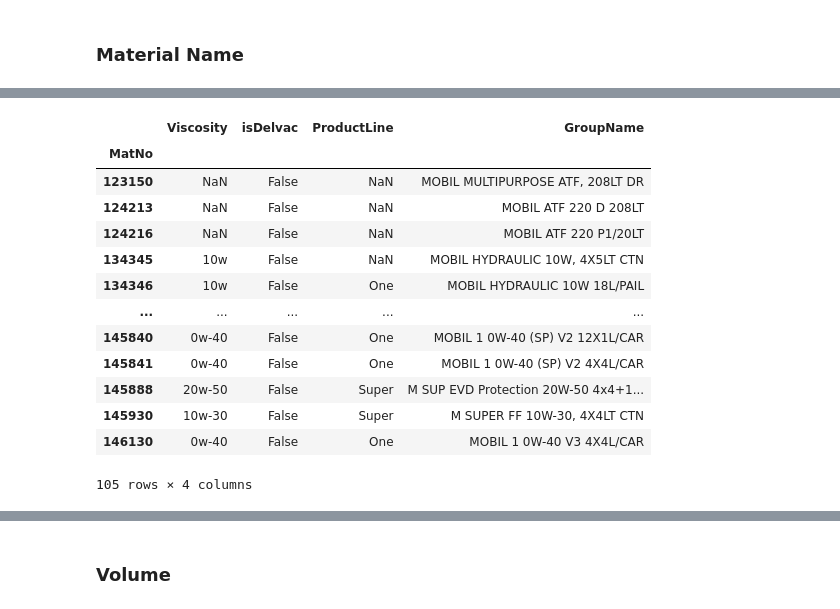
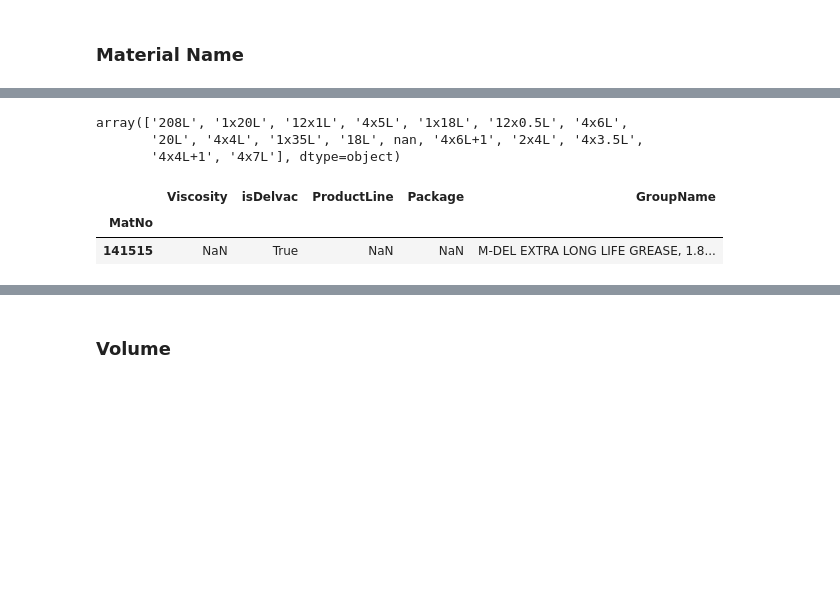
Before and after one commit to RTae/exxon-boothcathon, a Jupyter notebook: analysis/notebook/MER_cleaning.ipynb, the cells around one changed output, grey strips where cells are left out. Drawn from its saved outputs; the diff is of its cells as text; code cells hidden in the pictures; blank space fills up the shorter version.

```diff
--- a/analysis/notebook/MER_cleaning.ipynb
+++ b/analysis/notebook/MER_cleaning.ipynb
@@ -247,20 +284,15 @@ MaterialTable
+# %%
+MaterialTable["Package"].unique()
+# %% [output]
+array(['208L', '1x20L', '12x1L', '4x5L', '1x18L', '12x0.5L', '4x6L',
+       '20L', '4x4L', '1x35L', '18L', nan, '4x6L+1', '2x4L', '4x3.5L',
+       '4x4L+1', '4x7L'], dtype=object)
 # %%
-MaterialTable[MaterialTable["isDelvac"]== False]
+MaterialTable[MaterialTable["Package"].isna()]
 # %% [output]
-|  | Viscosity | isDelvac | ProductLine | GroupName |
-| MatNo |  |  |  |  |
-| 123150 | NaN | False | NaN | MOBIL MULTIPURPOSE ATF, 208LT DR |
-| 124213 | NaN | False | NaN | MOBIL ATF 220 D 208LT |
-| 124216 | NaN | False | NaN | MOBIL ATF 220 P1/20LT |
-| 134345 | 10w | False | NaN | MOBIL HYDRAULIC 10W, 4X5LT CTN |
-| 134346 | 10w | False | One | MOBIL HYDRAULIC 10W 18L/PAIL |
-| ... | ... | ... | ... | ... |
-| 145840 | 0w-40 | False | One | MOBIL 1 0W-40 (SP) V2 12X1L/CAR |
-| 145841 | 0w-40 | False | One | MOBIL 1 0W-40 (SP) V2 4X4L/CAR |
-| 145888 | 20w-50 | False | Super | M SUP EVD Protection 20W-50 4x4+1... |
-| 145930 | 10w-30 | False | Super | M SUPER FF 10W-30, 4X4LT CTN |
-| 146130 | 0w-40 | False | One | MOBIL 1 0W-40 V3 4X4L/CAR |
+|  | Viscosity | isDelvac | ProductLine | Package | GroupName |
+| MatNo |  |  |  |  |  |
+| 141515 | NaN | True | NaN | NaN | M-DEL EXTRA LONG LIFE GREASE, 1.8... |
-105 rows × 4 columns
 # %%
 # join it back to MER
 MERT = MERT.set_index("MatNo").join(MaterialTable)
```
Also changed, not shown: parts of 6 cells of this notebook, 3 other files.
